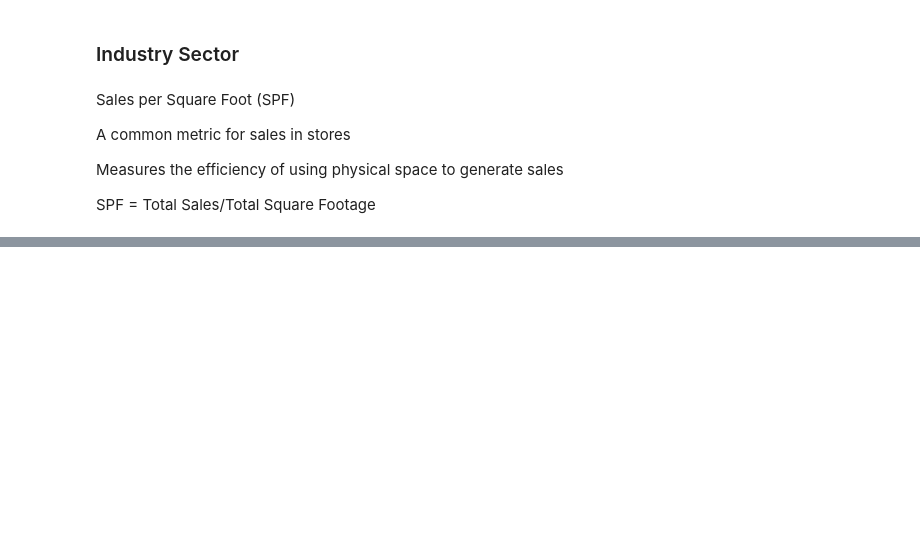
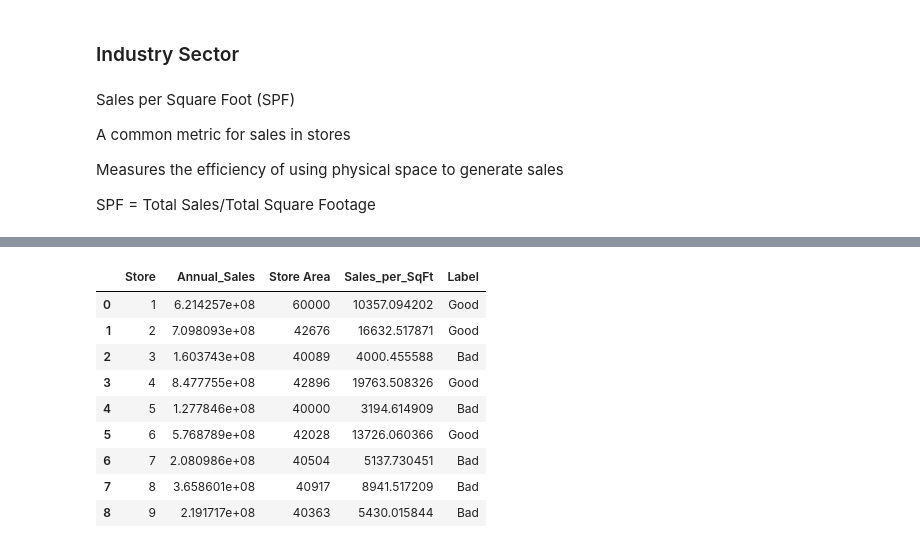
Before and after one commit to saulzmtz/ds, a Jupyter notebook: leaningTower1.ipynb, the cells around one changed output, grey strips where cells are left out. Cells and saved outputs as stored; diff of their text form; code cells hidden in the pictures; blank space fills up the shorter version.

```diff
--- a/leaningTower1.ipynb
+++ b/leaningTower1.ipynb
@@ -859,0 +1050,10 @@ SPF = Total Sales/Total Square Footage
+# %%
+# Add a new column calculated as Annual Sales divided by Store Area
+store_sales_summary['Sales_per_SqFt'] = store_sales_summary['Annual_Sales'] / store_sales_summary['Store Area']
+
+# Display the updated table with Store, Annual Sales, Store Area, and Sales_per_SqFt
+result_with_sales_per_sqft = store_sales_summary[['Store', 'Annual_Sales', 'Store Area', 'Sales_per_SqFt']]
+
+# Instead of using the unavailable 'ace_tools', use the built-in 'display' function or 'print'
+display(result_with_sales_per_sqft)  # or print(result_with_sales_per_sqft)
+# This will display the DataFrame in the output
@@ -859,0 +1071,36 @@ SPF = Total Sales/Total Square Footage
+# %%
+# Using the previous classification results if available
+# Since we classified stores earlier into "Good" and "Bad", we'll merge those results with the current table.
+
+# Assuming classification was stored in `classification_result`, which contains 'Store' and 'Label' from prior clustering
+# Re-running the clustering to ensure continuity with prior results in this context
+from sklearn.cluster import KMeans
+
+# Re-compute the classification for continuity
+kmeans = KMeans(n_clusters=2, random_state=0)
+store_sales_summary['Cluster'] = kmeans.fit_predict(store_sales_summary[['Annual_Sales']])
+
+# Assign labels based on cluster centroids (highest centroid = 'Good', lowest = 'Bad')
+mean_sales_by_cluster = store_sales_summary.groupby('Cluster')['Annual_Sales'].mean()
+good_label = mean_sales_by_cluster.idxmax()
+store_sales_summary['Label'] = store_sales_summary['Cluster'].apply(lambda x: 'Good' if x == good_label else 'Bad')
+
+# Merge the classification result with the store sales summary (keeping the necessary columns only)
+result_with_classification = store_sales_summary[['Store', 'Annual_Sales', 'Store Area', 'Sales_per_SqFt', 'Label']]
+
+# Reset the index of the final merged table
+result_with_classification.reset_index(drop=True, inplace=True)
+
+# Display the final table
+display(result_with_classification)
+# %% [output]
+|  | Store | Annual_Sales | Store Area | Sales_per_SqFt | Label |
+| 0 | 1 | 6.214257e+08 | 60000 | 10357.094202 | Good |
+| 1 | 2 | 7.098093e+08 | 42676 | 16632.517871 | Good |
+| 2 | 3 | 1.603743e+08 | 40089 | 4000.455588 | Bad |
+| 3 | 4 | 8.477755e+08 | 42896 | 19763.508326 | Good |
+| 4 | 5 | 1.277846e+08 | 40000 | 3194.614909 | Bad |
+| 5 | 6 | 5.768789e+08 | 42028 | 13726.060366 | Good |
+| 6 | 7 | 2.080986e+08 | 40504 | 5137.730451 | Bad |
+| 7 | 8 | 3.658601e+08 | 40917 | 8941.517209 | Bad |
+| 8 | 9 | 2.191717e+08 | 40363 | 5430.015844 | Bad |
```
Also changed, not shown: parts of 12 cells of this notebook.
